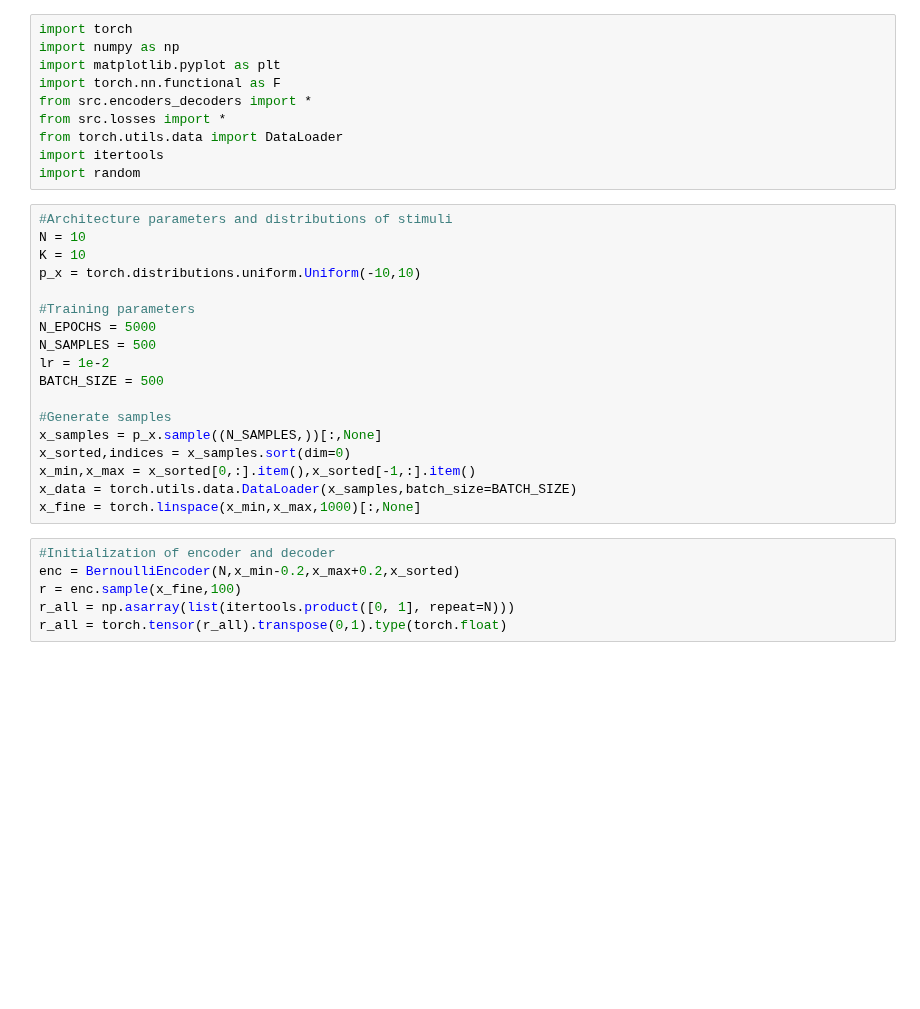
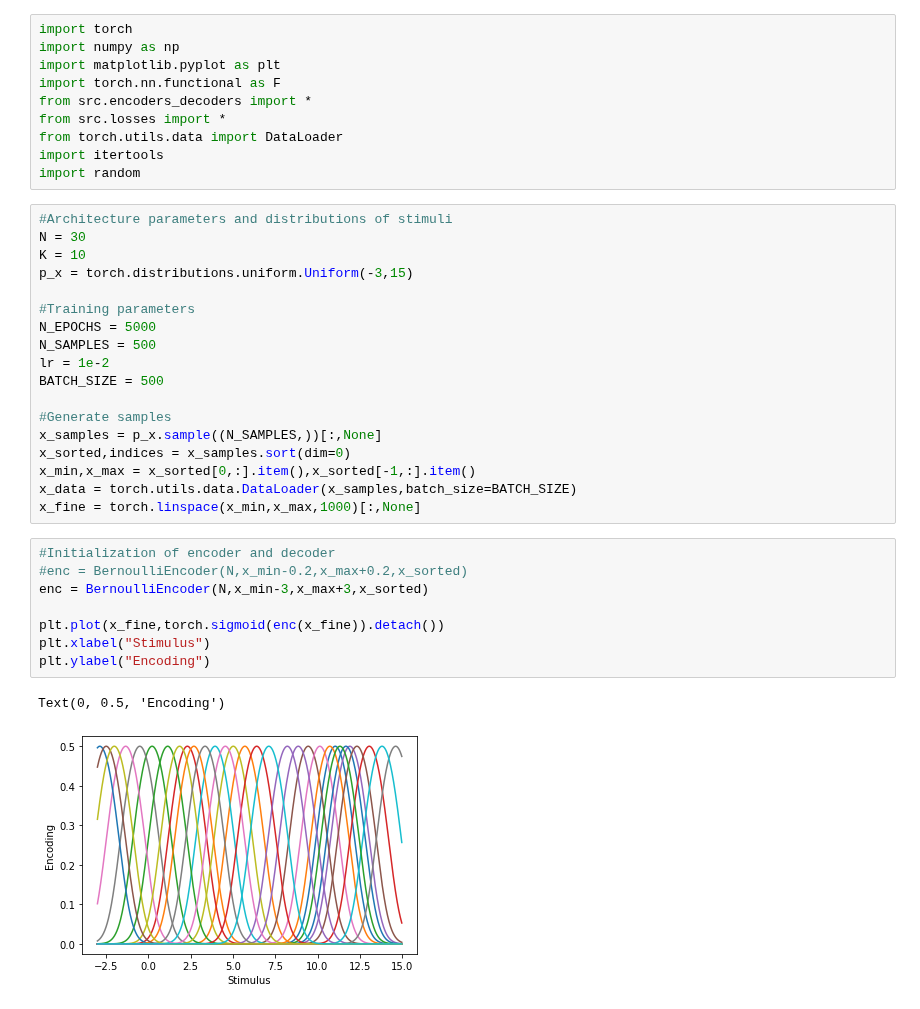
Before and after one commit to simonebmalerba/neural_VAE, a Jupyter notebook: ising_analytical.ipynb, the cells around one changed output. Drawn from its saved outputs; the diff is of its cells as text; blank space fills up the shorter version.

```diff
--- a/ising_analytical.ipynb
+++ b/ising_analytical.ipynb
@@ -10,9 +10,9 @@ import itertools
 import random
 # %%
 #Architecture parameters and distributions of stimuli
-N = 10
+N = 30
 K = 10
-p_x = torch.distributions.uniform.Uniform(-10,10)
+p_x = torch.distributions.uniform.Uniform(-3,15)
 
 #Training parameters
 N_EPOCHS = 5000
@@ -28,8 +28,13 @@ x_data = torch.utils.data.DataLoader(x_samples,batch_size=BATCH_SIZE)
 x_fine = torch.linspace(x_min,x_max,1000)[:,None]
 # %%
 #Initialization of encoder and decoder
-enc = BernoulliEncoder(N,x_min-0.2,x_max+0.2,x_sorted)
-r = enc.sample(x_fine,100)
-r_all = np.asarray(list(itertools.product([0, 1], repeat=N)))
-r_all = torch.tensor(r_all).transpose(0,1).type(torch.float)
+#enc = BernoulliEncoder(N,x_min-0.2,x_max+0.2,x_sorted)
+enc = BernoulliEncoder(N,x_min-3,x_max+3,x_sorted)
+
+plt.plot(x_fine,torch.sigmoid(enc(x_fine)).detach())
+plt.xlabel("Stimulus")
+plt.ylabel("Encoding")
+# %% [output]
+Text(0, 0.5, 'Encoding')
+[figure, added]
 # %%
```
Also changed, not shown: parts of 15 cells of this notebook, 2 other files.
